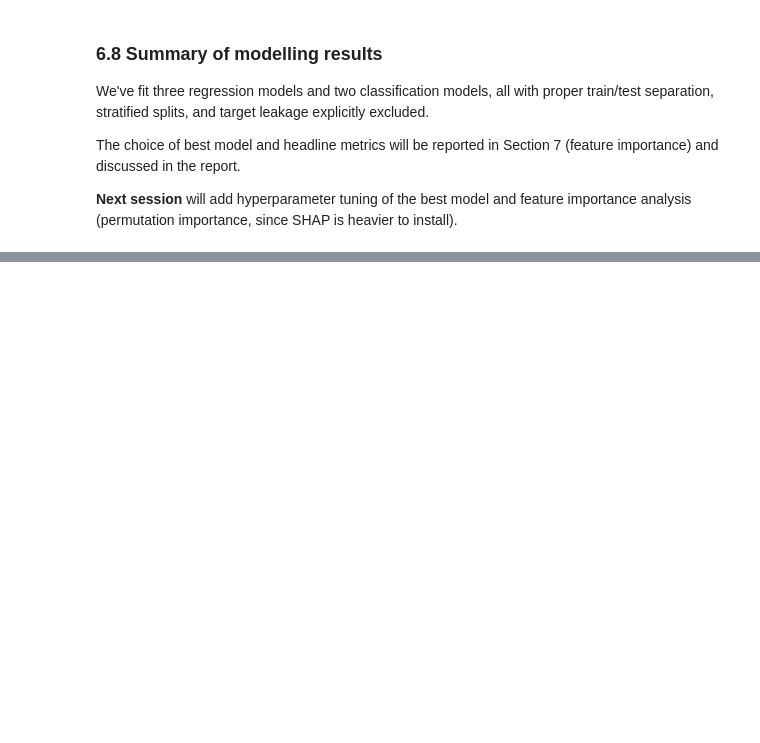
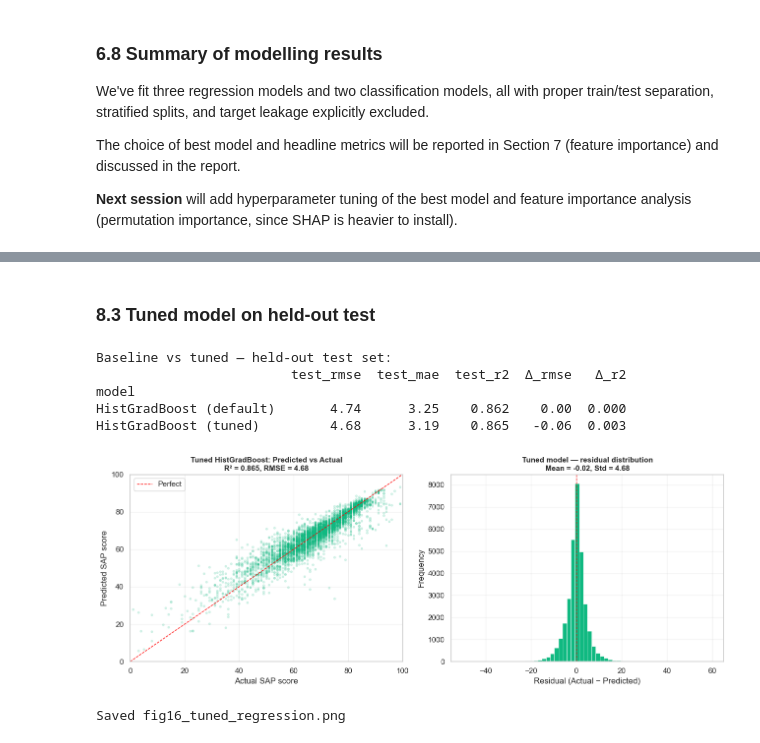
Before and after one commit to Lloydster118/COM6003-Data-Science-CW1, a Jupyter notebook: notebooks/bucks_epc_analysis.ipynb, the cells around one changed output, grey strips where cells are left out. Saved outputs shown, nothing was run; the diff lists cells and outputs as text; code cells hidden in the pictures; blank space fills up the shorter version.

```diff
--- a/notebooks/bucks_epc_analysis.ipynb
+++ b/notebooks/bucks_epc_analysis.ipynb
@@ -1695,0 +2065,69 @@ heavier to install).
+# %% [markdown]
+### 8.3 Tuned model on held-out test
+# %%
+# Evaluate the best estimator on the same held-out test set
+tuned_model = search.best_estimator_
+tuned_pred = tuned_model.predict(X_test)
+
+tuned_metrics = {
+    'model':       'HistGradBoost (tuned)',
+    'test_rmse':   round(np.sqrt(mean_squared_error(y_reg_test, tuned_pred)), 2),
+    'test_mae':    round(mean_absolute_error(y_reg_test, tuned_pred), 2),
+    'test_r2':     round(r2_score(y_reg_test, tuned_pred), 3),
+}
+
+# Pull baseline numbers from Section 6 for comparison
+baseline_row = reg_table.loc['HistGradBoost', ['test_rmse', 'test_mae', 'test_r2']].to_dict()
+comparison = pd.DataFrame([
+    {'model': 'HistGradBoost (default)', **{k: float(v) for k, v in baseline_row.items()}},
+    {'model': tuned_metrics['model'],
+     'test_rmse': tuned_metrics['test_rmse'],
+     'test_mae':  tuned_metrics['test_mae'],
+     'test_r2':   tuned_metrics['test_r2']},
+]).set_index('model')
+comparison['Δ_rmse'] = (comparison['test_rmse'] - comparison.loc['HistGradBoost (default)', 'test_rmse']).round(2)
+comparison['Δ_r2']   = (comparison['test_r2']   - comparison.loc['HistGradBoost (default)', 'test_r2']).round(3)
+print('Baseline vs tuned — held-out test set:')
+print(comparison.to_string())
+# %% [output]
+Baseline vs tuned — held-out test set:
+                         test_rmse  test_mae  test_r2  Δ_rmse   Δ_r2
+model
+HistGradBoost (default)       4.74      3.25    0.862    0.00  0.000
+HistGradBoost (tuned)         4.68      3.19    0.865   -0.06  0.003
+# %%
+# Final visual: predicted vs actual for the tuned model
+fig, axes = plt.subplots(1, 2, figsize=(13, 5))
+
+sample_idx = np.random.RandomState(RANDOM_STATE).choice(
+    len(y_reg_test), size=min(5000, len(y_reg_test)), replace=False)
+axes[0].scatter(y_reg_test.iloc[sample_idx], tuned_pred[sample_idx],
+                alpha=0.15, s=8, color='#10b981')
+axes[0].plot([0, 100], [0, 100], '--', color='red', linewidth=1, label='Perfect')
+axes[0].set_xlabel('Actual SAP score')
+axes[0].set_ylabel('Predicted SAP score')
+axes[0].set_title(f'Tuned HistGradBoost: Predicted vs Actual\n'
+                  f'R² = {r2_score(y_reg_test, tuned_pred):.3f}, '
+                  f'RMSE = {np.sqrt(mean_squared_error(y_reg_test, tuned_pred)):.2f}',
+                  fontsize=11, fontweight='bold')
+axes[0].set_xlim(0, 100); axes[0].set_ylim(0, 100)
+axes[0].legend()
+axes[0].grid(alpha=0.3)
+
+residuals = y_reg_test.values - tuned_pred
+axes[1].hist(residuals, bins=60, color='#10b981', edgecolor='white', linewidth=0.4)
+axes[1].axvline(0, color='red', linestyle='--', linewidth=1)
+axes[1].set_xlabel('Residual (Actual − Predicted)')
+axes[1].set_ylabel('Frequency')
+axes[1].set_title(f'Tuned model — residual distribution\n'
+                  f'Mean = {residuals.mean():.2f}, Std = {residuals.std():.2f}',
+                  fontsize=11, fontweight='bold')
+axes[1].grid(alpha=0.3)
+
+plt.tight_layout()
+plt.savefig(FIG_DIR + 'fig16_tuned_regression.png', dpi=150, bbox_inches='tight')
+plt.show()
+print('Saved fig16_tuned_regression.png')
+# %% [output]
+[figure, added]
+Saved fig16_tuned_regression.png
```
Also changed, not shown: parts of 20 cells of this notebook, 6 other files.
